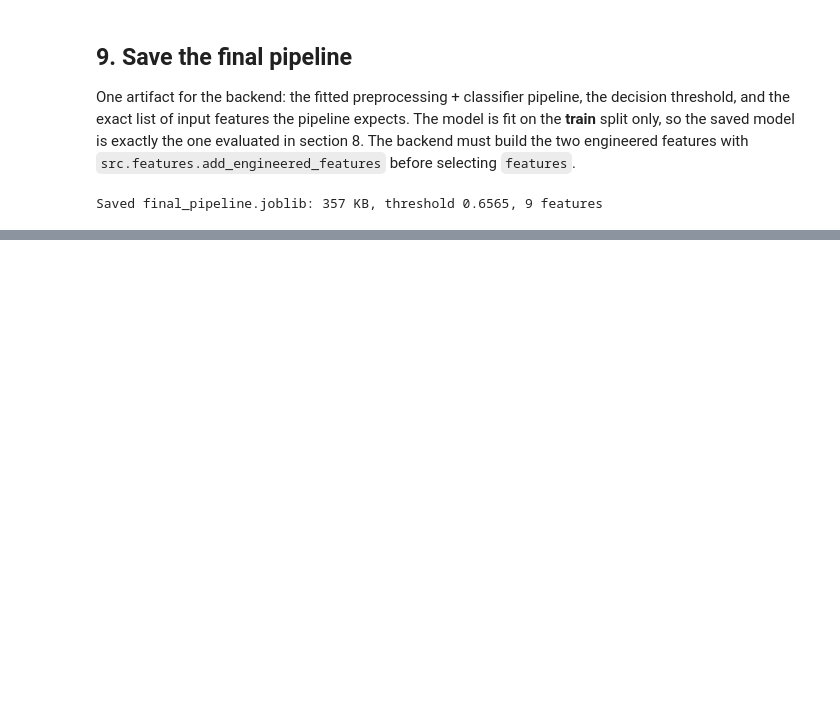
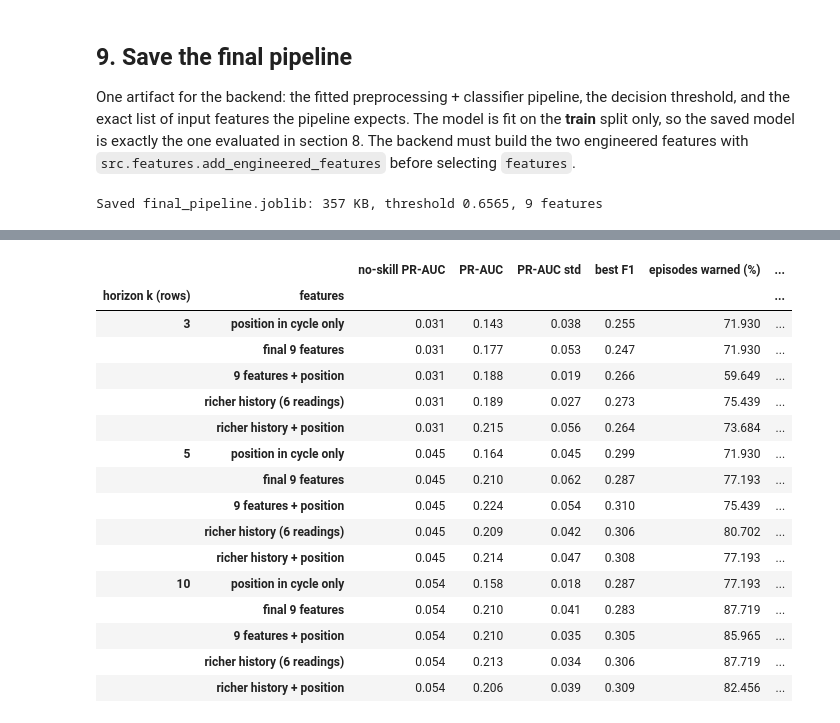
Before and after one commit to Bimsara-Yehan/UR3-CobotOps-Fault-Detection, a Jupyter notebook: notebooks/07_final_model.ipynb, the cells around one changed output, grey strips where cells are left out. Cells and saved outputs as stored; diff of their text form; code cells hidden in the pictures; blank space fills up the shorter version.

```diff
--- a/notebooks/07_final_model.ipynb
+++ b/notebooks/07_final_model.ipynb
@@ -817,3 +823,84 @@ Saved final_pipeline.joblib: 357 KB, threshold 0.6565, 9 features
+# %%
+ew_df = train_df.reset_index(drop=True).copy()
+ew_cycle = ew_df["cycle"].to_numpy()
+ew_stop = (ew_df["Robot_ProtectiveStop"] == 1).to_numpy()
+ew_df["cycle_pos"] = ew_df.groupby("cycle").cumcount()
+
+JOINT_CURRENTS = [f"Current_J{i}" for i in range(6)]
+for c in JOINT_CURRENTS:
+    ew_df[f"{c}_d3"] = ew_df.groupby("cycle")[c].diff(3)
+ew_df["total_d1"] = ew_df.groupby("cycle")["total_joint_current"].diff(1)
+ew_df["total_std5"] = ew_df.groupby("cycle")["total_joint_current"].transform(lambda s: s.rolling(5, min_periods=3).std())
+RICH = FINAL_FEATURES + [f"{c}_d3" for c in JOINT_CURRENTS] + ["total_d1", "total_std5"]
+EW_SETS = {
+    "position in cycle only": ["cycle_pos"],
+    "final 9 features": FINAL_FEATURES,
+    "9 features + position": FINAL_FEATURES + ["cycle_pos"],
+    "richer history (6 readings)": RICH,
+    "richer history + position": RICH + ["cycle_pos"],
+}
+
+
+def stop_within_next(k):
+    """True where a stop row occurs within the next k rows of the same cycle."""
+    out = np.zeros(len(ew_df), bool)
+    for j in range(1, k + 1):
+        ahead = np.zeros(len(ew_df), bool)
+        ahead[:-j] = ew_stop[j:] & (ew_cycle[j:] == ew_cycle[:-j])
+        out |= ahead
+    return out
+
+
+def make_ew_pipeline(features):
+    return Pipeline([
+        ("preprocessing", build_preprocessing_pipeline(features, [])),
+        ("classifier", xgb.XGBClassifier(n_estimators=200, max_depth=3, learning_rate=0.05, random_state=RANDOM_STATE,
+                                         eval_metric="logloss", n_jobs=4)),
+    ])
+
+
+scored = np.where(~ew_stop)[0]  # rows already in a stop are a detection question, not a warning question
+ew_cv = StratifiedGroupKFold(n_splits=5, shuffle=True, random_state=RANDOM_STATE)
+ew_rows = []
+for k in (3, 5, 10):
+    y_k = stop_within_next(k)[scored]
+    for name, feats in EW_SETS.items():
+        Xk = ew_df.loc[scored, feats].reset_index(drop=True)
+        oof_k, fold_ap = np.zeros(len(scored)), []
+        for tr, va in ew_cv.split(Xk, y_k, ew_cycle[scored]):
+            m = make_ew_pipeline(feats)
+            m.set_params(classifier__scale_pos_weight=(1 - y_k[tr].mean()) / y_k[tr].mean())
+            m.fit(Xk.iloc[tr], y_k[tr])
+            oof_k[va] = m.predict_proba(Xk.iloc[va])[:, 1]
+            fold_ap.append(average_precision_score(y_k[va], oof_k[va]))
+        p_k, r_k, t_k = precision_recall_curve(y_k, oof_k)
+        f1_k = 2 * p_k[:-1] * r_k[:-1] / (p_k[:-1] + r_k[:-1] + 1e-12)
+        alarm = np.zeros(len(ew_df), bool)
+        alarm[scored] = oof_k >= t_k[np.argmax(f1_k)]
+        em = episode_metrics(ew_stop.astype(int), alarm, ew_cycle, early_horizon=k)
+        ew_rows.append({"horizon k (rows)": k, "features": name, "no-skill PR-AUC": y_k.mean(),
+                        "PR-AUC": np.mean(fold_ap), "PR-AUC std": np.std(fold_ap), "best F1": f1_k.max(),
+                        "episodes warned (%)": em[f"warned in {k} rows before (%)"],
+                        "false-alarm runs/hour": em["false-alarm runs per hour"]})
+pd.DataFrame(ew_rows).set_index(["horizon k (rows)", "features"]).round(3)
+# %% [output]
+|  |  | no-skill PR-AUC | PR-AUC | PR-AUC std | best F1 | episodes warned (%) | ... |
+| horizon k (rows) | features |  |  |  |  |  | ... |
+| 3 | position in cycle only | 0.031 | 0.143 | 0.038 | 0.255 | 71.930 | ... |
+|  | final 9 features | 0.031 | 0.177 | 0.053 | 0.247 | 71.930 | ... |
+|  | 9 features + position | 0.031 | 0.188 | 0.019 | 0.266 | 59.649 | ... |
+|  | richer history (6 readings) | 0.031 | 0.189 | 0.027 | 0.273 | 75.439 | ... |
+|  | richer history + position | 0.031 | 0.215 | 0.056 | 0.264 | 73.684 | ... |
+| 5 | position in cycle only | 0.045 | 0.164 | 0.045 | 0.299 | 71.930 | ... |
+|  | final 9 features | 0.045 | 0.210 | 0.062 | 0.287 | 77.193 | ... |
+|  | 9 features + position | 0.045 | 0.224 | 0.054 | 0.310 | 75.439 | ... |
+|  | richer history (6 readings) | 0.045 | 0.209 | 0.042 | 0.306 | 80.702 | ... |
+|  | richer history + position | 0.045 | 0.214 | 0.047 | 0.308 | 77.193 | ... |
+| 10 | position in cycle only | 0.054 | 0.158 | 0.018 | 0.287 | 77.193 | ... |
+|  | final 9 features | 0.054 | 0.210 | 0.041 | 0.283 | 87.719 | ... |
+|  | 9 features + position | 0.054 | 0.210 | 0.035 | 0.305 | 85.965 | ... |
+|  | richer history (6 readings) | 0.054 | 0.213 | 0.034 | 0.306 | 87.719 | ... |
+|  | richer history + position | 0.054 | 0.206 | 0.039 | 0.309 | 82.456 | ... |
 # %% [markdown]
 ## Decision log
 
```
Also changed, not shown: parts of 5 cells of this notebook, 8 other files.
